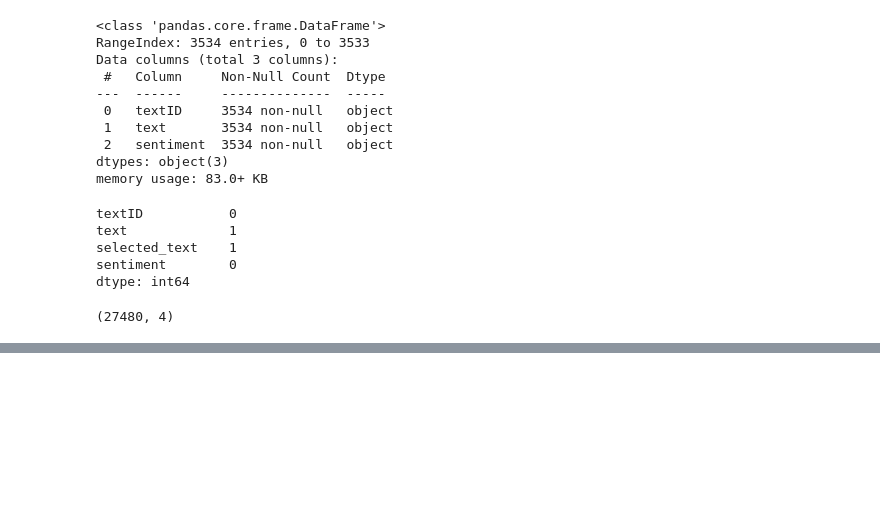
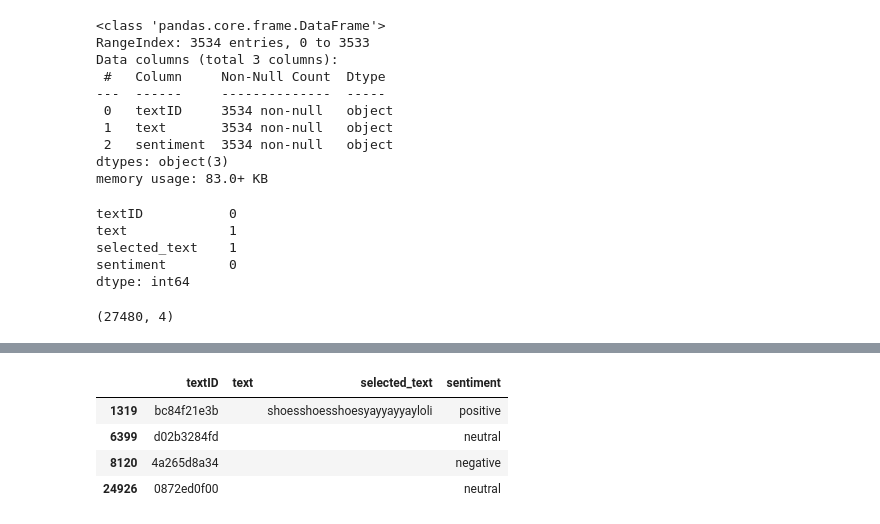
Before and after one commit to methasantosa/KaggleCompetition, a Jupyter notebook: tweet-sentiment-extraction-1.ipynb, the cells around one changed output, grey strips where cells are left out. Drawn from its saved outputs; the diff is of its cells as text; code cells hidden in the pictures; blank space fills up the shorter version.

```diff
--- a/tweet-sentiment-extraction-1.ipynb
+++ b/tweet-sentiment-extraction-1.ipynb
@@ -111,0 +153,8 @@ train.shape
+# %%
+train[train['text']==' ']
+# %% [output]
+|  | textID | text | selected_text | sentiment |
+| 1319 | bc84f21e3b |  | shoesshoesshoesyayyayyayloli | positive |
+| 6399 | d02b3284fd |  |  | neutral |
+| 8120 | 4a265d8a34 |  |  | negative |
+| 24926 | 0872ed0f00 |  |  | neutral |
```
Also changed, not shown: parts of 11 cells of this notebook.
